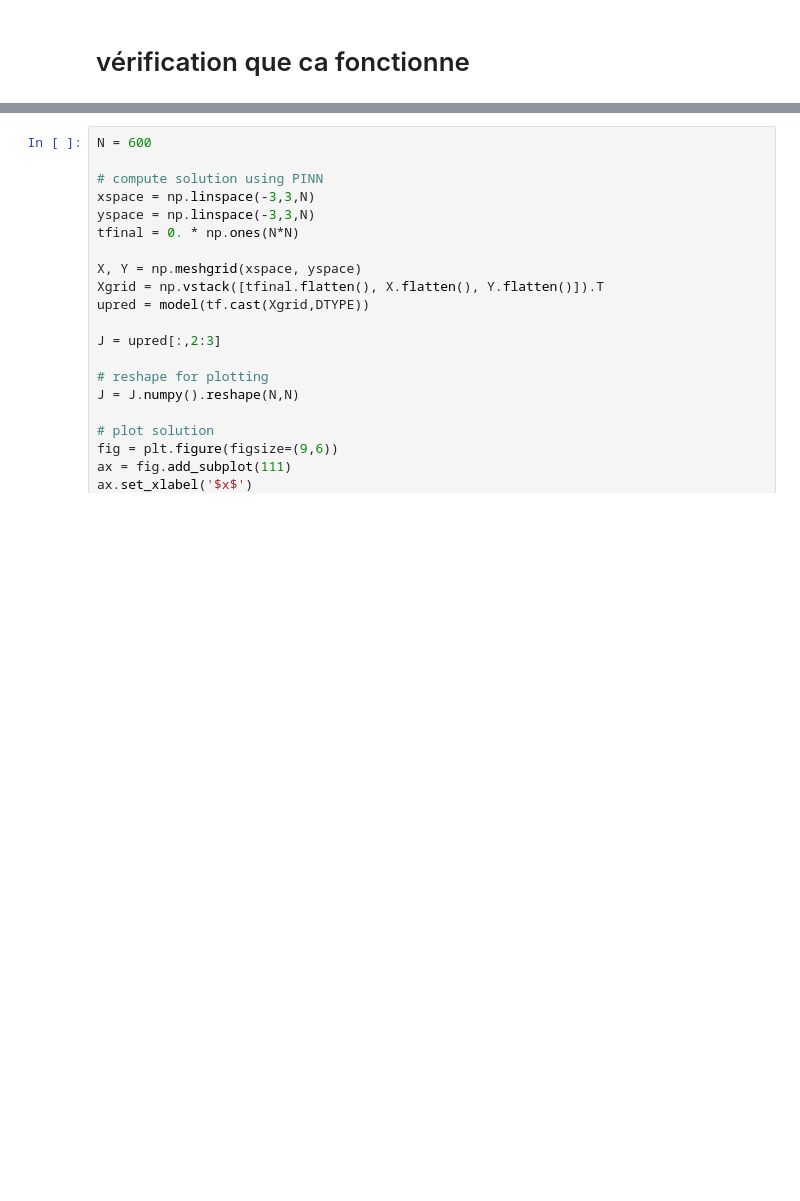
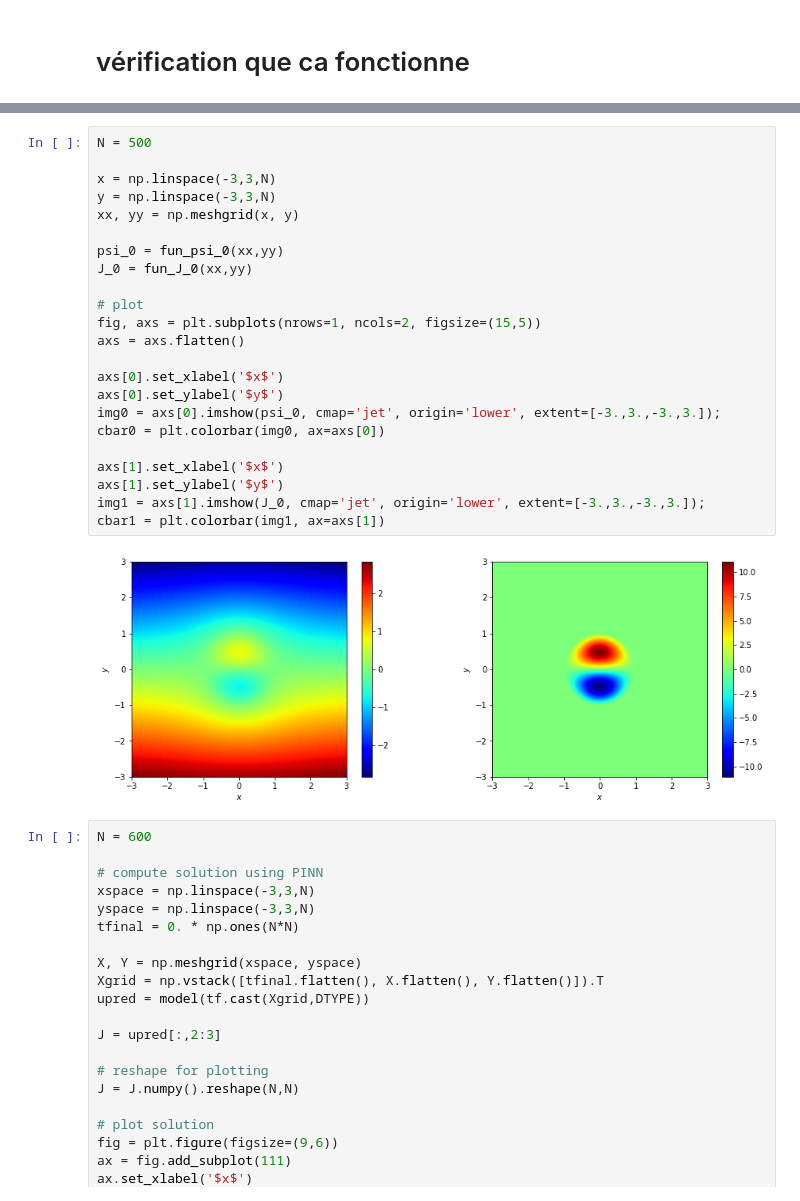
Before and after one commit to VincentItaliano/stage_M2, a Jupyter notebook: MHD/notebooks/MHD.ipynb, the cells around one changed output, grey strips where cells are left out. Drawn from its saved outputs; the diff is of its cells as text; blank space fills up the shorter version.

```diff
--- a/MHD/notebooks/MHD.ipynb
+++ b/MHD/notebooks/MHD.ipynb
@@ -424,3 +420,28 @@ fig.colorbar(img);
+# %%
+N = 500
+
+x = np.linspace(-3,3,N)
+y = np.linspace(-3,3,N)
+xx, yy = np.meshgrid(x, y)
+
+psi_0 = fun_psi_0(xx,yy)
+J_0 = fun_J_0(xx,yy)
+
+# plot
+fig, axs = plt.subplots(nrows=1, ncols=2, figsize=(15,5))
+axs = axs.flatten()
+
+axs[0].set_xlabel('$x$')
+axs[0].set_ylabel('$y$')
+img0 = axs[0].imshow(psi_0, cmap='jet', origin='lower', extent=[-3.,3.,-3.,3.]);
+cbar0 = plt.colorbar(img0, ax=axs[0])
+
+axs[1].set_xlabel('$x$')
+axs[1].set_ylabel('$y$')
+img1 = axs[1].imshow(J_0, cmap='jet', origin='lower', extent=[-3.,3.,-3.,3.]);
+cbar1 = plt.colorbar(img1, ax=axs[1])
+# %% [output]
+[figure, added]
 # %%
 N = 600
 
```
Also changed, not shown: parts of 2 cells of this notebook, 33 other files.
